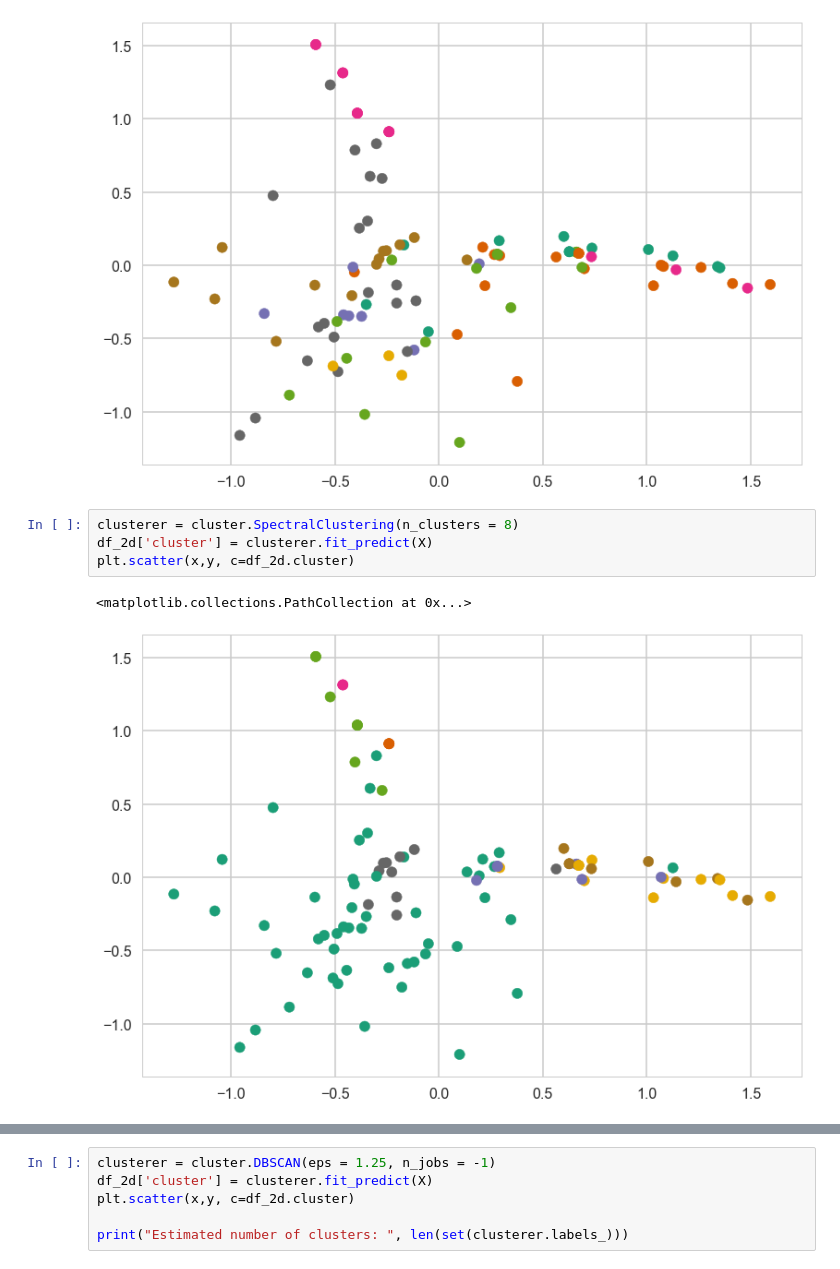
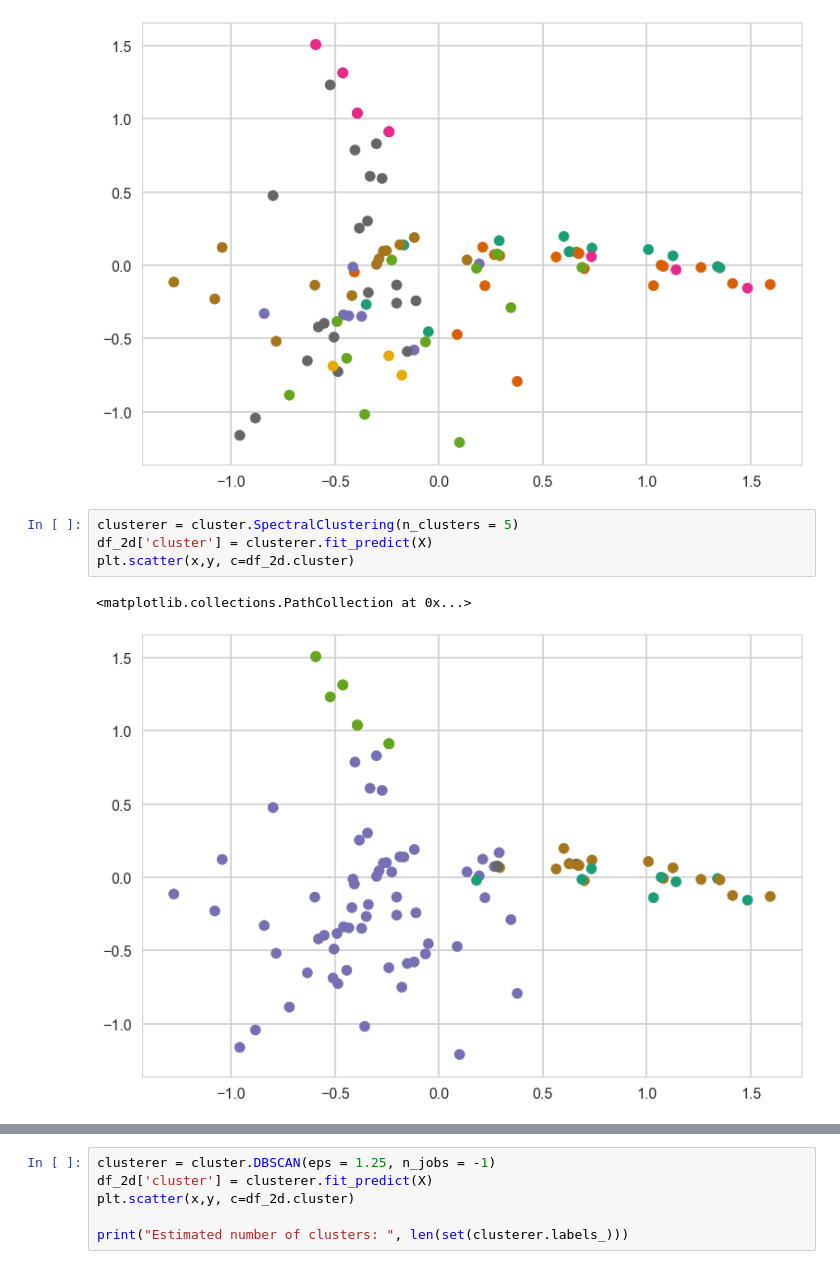
Before and after one commit to hbrumley/Clustering_mini-project, a Jupyter notebook: Mini_Project_Clustering.ipynb, the cells around one changed output, grey strips where cells are left out. Cells and saved outputs as stored; diff of their text form.

```diff
--- a/Mini_Project_Clustering.ipynb
+++ b/Mini_Project_Clustering.ipynb
@@ -349,10 +384,10 @@ print("Estimated number of clusters: ", len(clusterer.cluster_centers_))
 Estimated number of clusters:  14
 [figure]
 # %%
-clusterer = cluster.SpectralClustering(n_clusters = 8)
+clusterer = cluster.SpectralClustering(n_clusters = 5)
 df_2d['cluster'] = clusterer.fit_predict(X)
 plt.scatter(x,y, c=df_2d.cluster)
 # %% [output]
 <matplotlib.collections.PathCollection at 0x...>
-[figure, old version]
+[figure, new version]
 # %%
```
Also changed, not shown: parts of 9 cells of this notebook.
